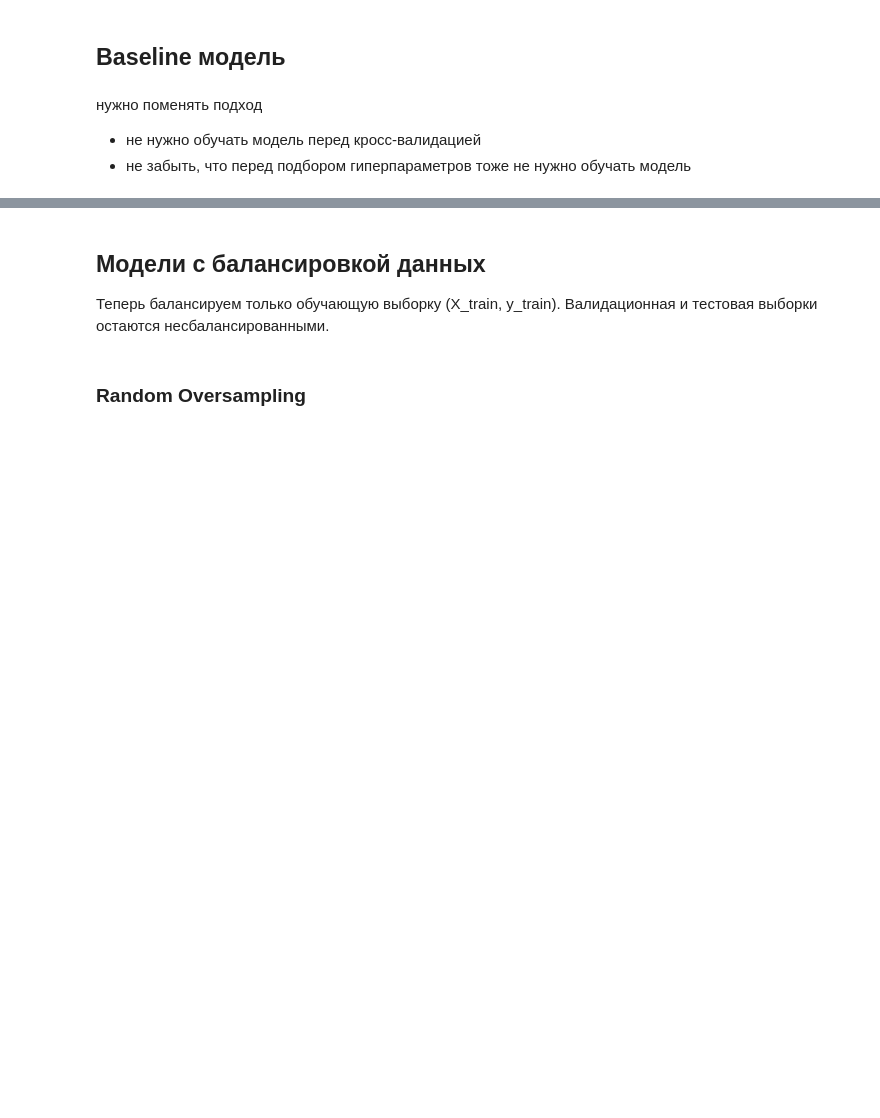
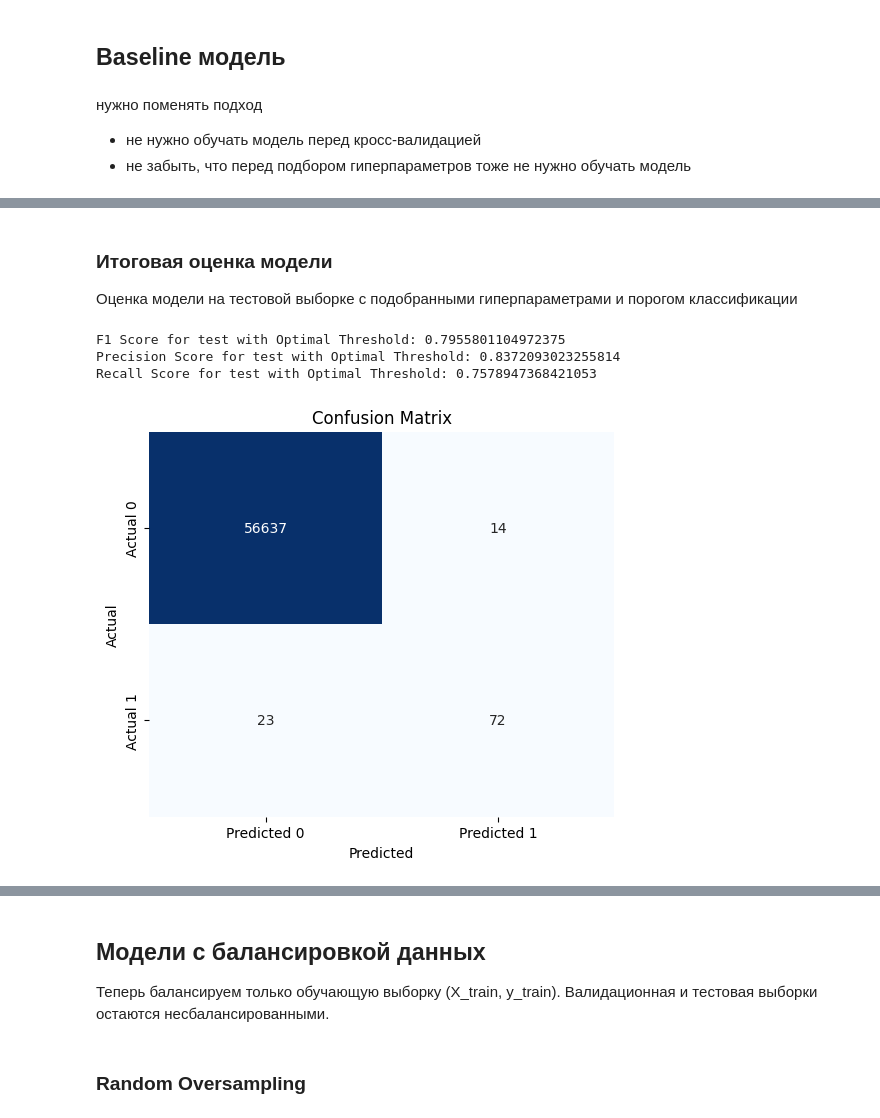
Before and after one commit to skytecat/FraudDetection, a Jupyter notebook: FraudDetection.ipynb, the cells around one changed output, grey strips where cells are left out. Cells and saved outputs as stored; diff of their text form; code cells hidden in the pictures; blank space fills up the shorter version.

```diff
--- a/FraudDetection.ipynb
+++ b/FraudDetection.ipynb
@@ -455 +464,30 @@ print(cm)
+# %% [markdown]
+### Итоговая оценка модели
+Оценка модели на тестовой выборке с подобранными гиперпараметрами и порогом классификации
+# %%
+y_proba = grid_search.predict_proba(X_test)[:, 1]
+y_pred_optimal = (y_proba >= optimal_threshold).astype(int)
+f1 = f1_score(y_test, y_pred_optimal)
+precision = precision_score(y_test, y_pred_optimal)
+recall = recall_score(y_test, y_pred_optimal)
+print("F1 Score for test with Optimal Threshold:", f1)
+print("Precision Score for test with Optimal Threshold:", precision)
+print("Recall Score for test with Optimal Threshold:", recall)
+# %% [output]
+F1 Score for test with Optimal Threshold: 0.7955801104972375
+Precision Score for test with Optimal Threshold: 0.8372093023255814
+Recall Score for test with Optimal Threshold: 0.7578947368421053
+# %%
+cm = confusion_matrix(y_test, y_pred_optimal)
+# Визуализация матрицы ошибок
+plt.figure(figsize=(6, 5))
+sns.heatmap(cm, annot=True, fmt='d', cmap='Blues', cbar=False,
+            xticklabels=['Predicted 0', 'Predicted 1'],
+            yticklabels=['Actual 0', 'Actual 1'])
+plt.title('Confusion Matrix')
+plt.ylabel('Actual')
+plt.xlabel('Predicted')
+plt.show()
+# %% [output]
+[figure, added]
 # %%
```
Also changed, not shown: parts of 22 cells of this notebook.
